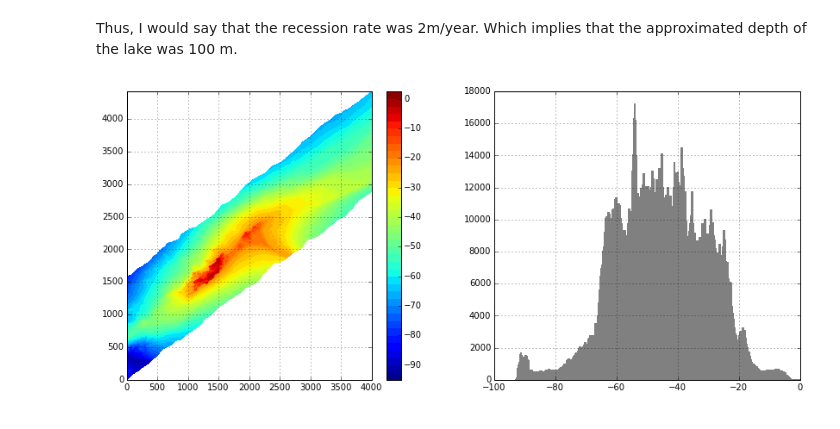
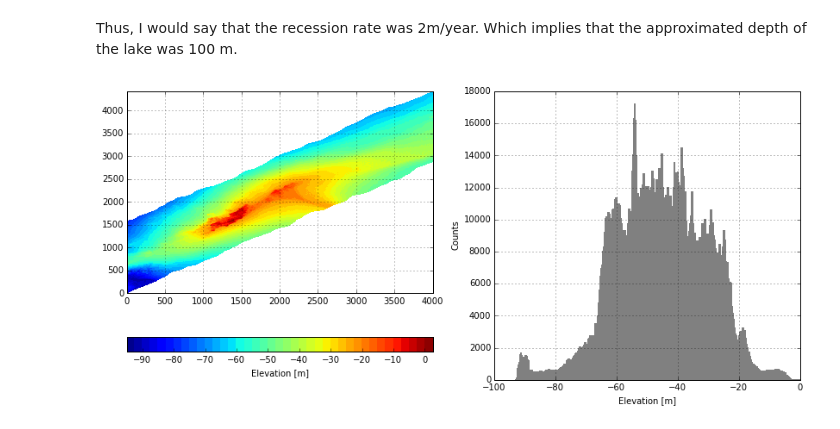
Before and after one commit to biavillasboas/SIO236, a Jupyter notebook: labs/lab07/VillasBoas_Bia_lab7.ipynb, the cells around one changed output. Cells and saved outputs as stored; diff of their text form; code cells hidden in the pictures.

```diff
--- a/labs/lab07/VillasBoas_Bia_lab7.ipynb
+++ b/labs/lab07/VillasBoas_Bia_lab7.ipynb
@@ -131,12 +131,16 @@ Thus, I would say that the recession rate was 2m/year. Which implies that the ap
 # %%
 plt.figure(figsize=(14,6))
 plt.subplot(121)
 plt.contourf(z,40)
 plt.grid()
-plt.colorbar()
+cbar = plt.colorbar(orientation='horizontal')
+cbar.set_label('Elevation [m]')
 plt.subplot(122)
 plt.bar(bins[:-1], hist_topo,  edgecolor='none',color='grey')
 plt.xlim([-100,0])
+plt.xlabel('Elevation [m]')
+plt.ylabel('Counts')
+
 plt.grid()
 # %% [output]
-[figure, old version]
+[figure, new version]
```
